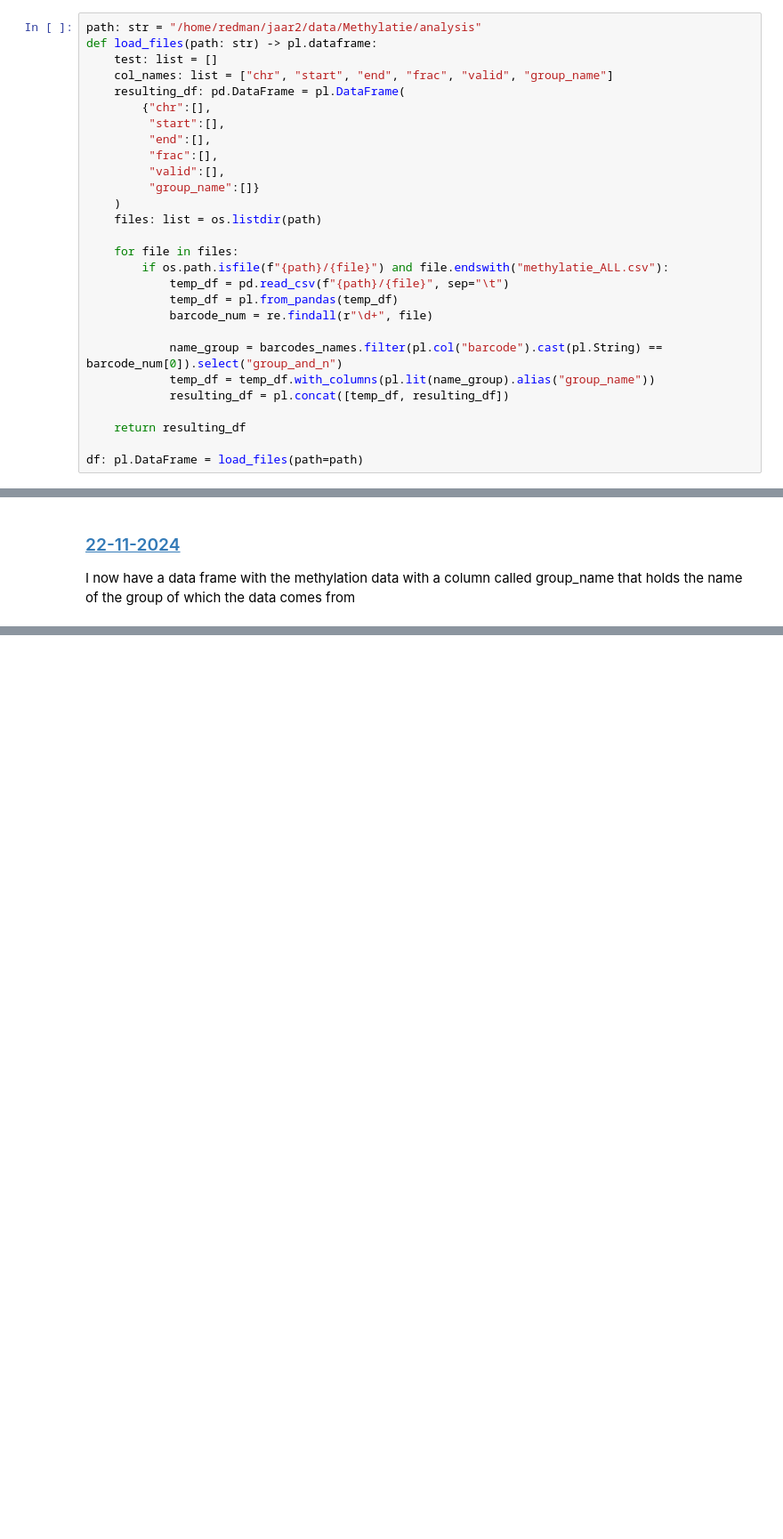
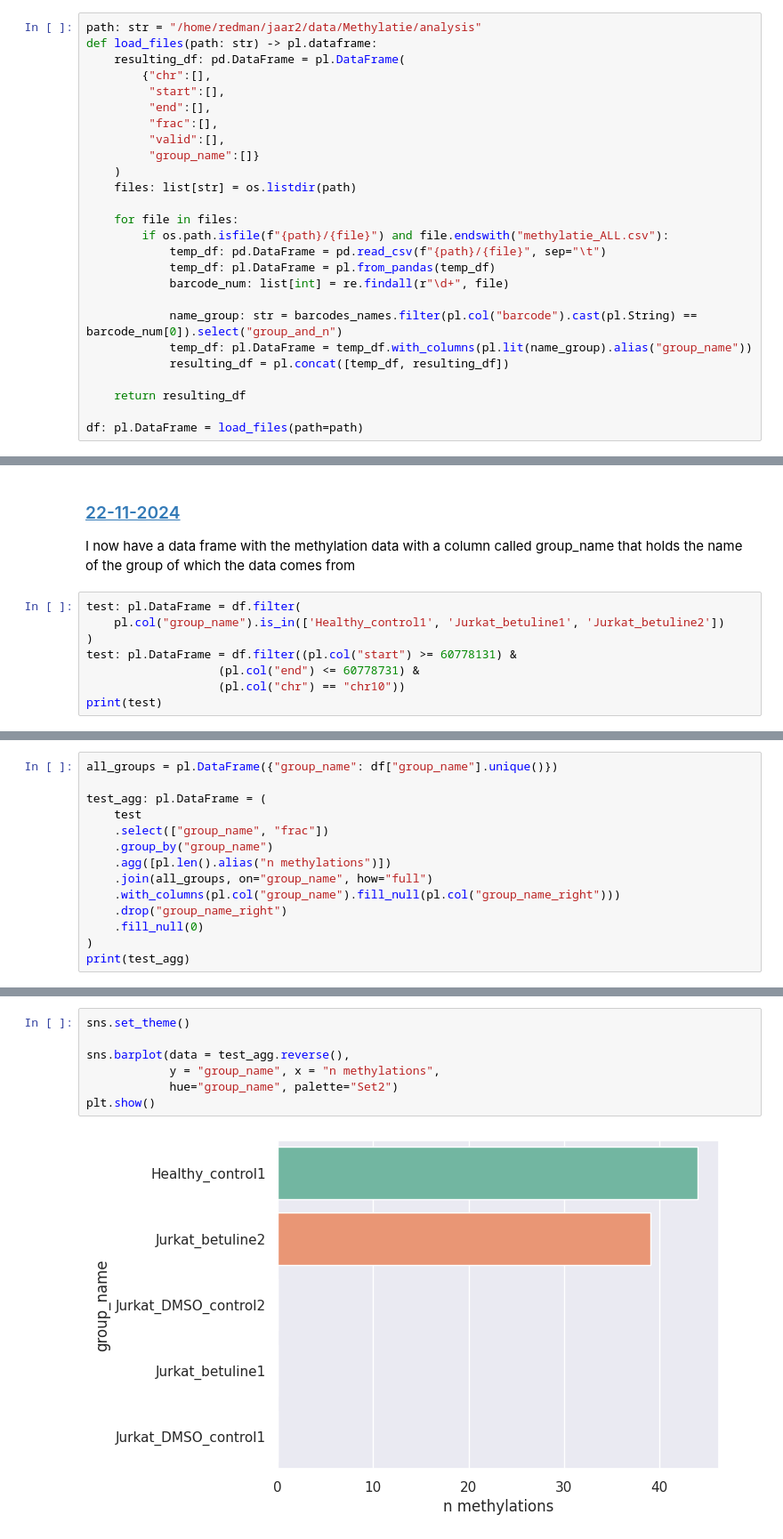
Before and after one commit to RamonReilman/app_methylation, a Jupyter notebook: logs/logbook.ipynb, the cells around one changed output, grey strips where cells are left out. Shown at 89% size. Saved outputs shown, nothing was run; the diff lists cells and outputs as text; blank space fills up the shorter version.

Commit message:
Started working on data exploring

```diff
--- a/logs/logbook.ipynb
+++ b/logs/logbook.ipynb
@@ -66,8 +70,6 @@ Which will be loaded in the code below this block
 # %%
 path: str = "/home/redman/jaar2/data/Methylatie/analysis"
 def load_files(path: str) -> pl.dataframe:
-    test: list = []
-    col_names: list = ["chr", "start", "end", "frac", "valid", "group_name"]
     resulting_df: pd.DataFrame = pl.DataFrame(
         {"chr":[],
          "start":[],
@@ -76,16 +78,16 @@ def load_files(path: str) -> pl.dataframe:
          "valid":[],
          "group_name":[]}
     )
-    files: list = os.listdir(path)
+    files: list[str] = os.listdir(path)
 
     for file in files:
         if os.path.isfile(f"{path}/{file}") and file.endswith("methylatie_ALL.csv"):
-            temp_df = pd.read_csv(f"{path}/{file}", sep="\t")
-            temp_df = pl.from_pandas(temp_df)
-            barcode_num = re.findall(r"\d+", file)
+            temp_df: pd.DataFrame = pd.read_csv(f"{path}/{file}", sep="\t")
+            temp_df: pl.DataFrame = pl.from_pandas(temp_df)
+            barcode_num: list[int] = re.findall(r"\d+", file)
 
-            name_group = barcodes_names.filter(pl.col("barcode").cast(pl.String) == barcode_num[0]).select("group_and_n")
-            temp_df = temp_df.with_columns(pl.lit(name_group).alias("group_name"))
+            name_group: str = barcodes_names.filter(pl.col("barcode").cast(pl.String) == barcode_num[0]).select("group_and_n")
+            temp_df: pl.DataFrame = temp_df.with_columns(pl.lit(name_group).alias("group_name"))
             resulting_df = pl.concat([temp_df, resulting_df])
 
     return resulting_df
@@ -112,3 +114,11 @@ shape: (5, 6)
 # %% [markdown]
 ### <a id='toc1_2_2_'></a>[22-11-2024](#toc0_)
 I now have a data frame with the methylation data with a column called group_name that holds the name of the group of which the data comes from
+# %%
+test: pl.DataFrame = df.filter(
+    pl.col("group_name").is_in(['Healthy_control1', 'Jurkat_betuline1', 'Jurkat_betuline2'])
+)
+test: pl.DataFrame = df.filter((pl.col("start") >= 60778131) &
+                   (pl.col("end") <= 60778731) &
+                   (pl.col("chr") == "chr10"))
+print(test)
@@ -114,0 +144,14 @@ I now have a data frame with the methylation data with a column called group_nam
+# %%
+all_groups = pl.DataFrame({"group_name": df["group_name"].unique()})
+
+test_agg: pl.DataFrame = (
+    test
+    .select(["group_name", "frac"])
+    .group_by("group_name")
+    .agg([pl.len().alias("n methylations")])
+    .join(all_groups, on="group_name", how="full")
+    .with_columns(pl.col("group_name").fill_null(pl.col("group_name_right")))
+    .drop("group_name_right")
+    .fill_null(0)
+)
+print(test_agg)
@@ -114,0 +171,9 @@ I now have a data frame with the methylation data with a column called group_nam
+# %%
+sns.set_theme()
+
+sns.barplot(data = test_agg.reverse(),
+            y = "group_name", x = "n methylations",
+            hue="group_name", palette="Set2")
+plt.show()
+# %% [output]
+[figure, added]
```
Also changed, not shown: parts of 5 cells of this notebook, 1 other file.
